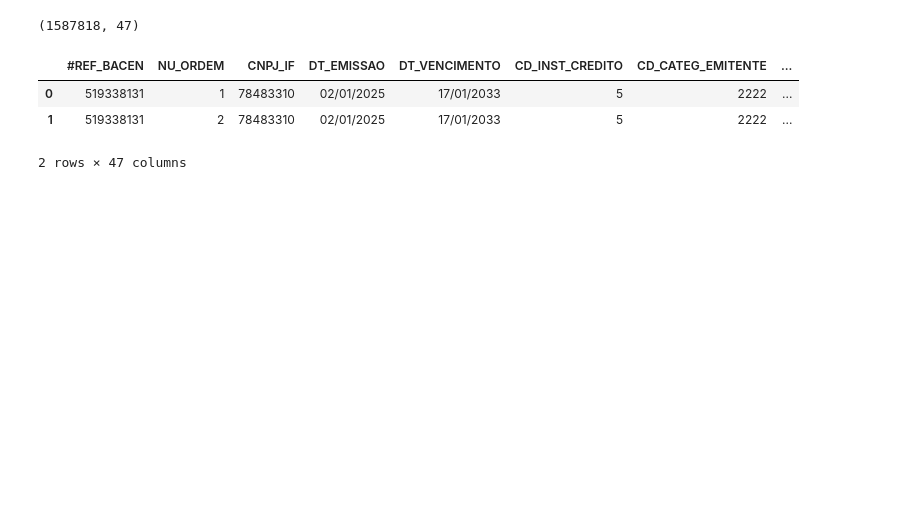
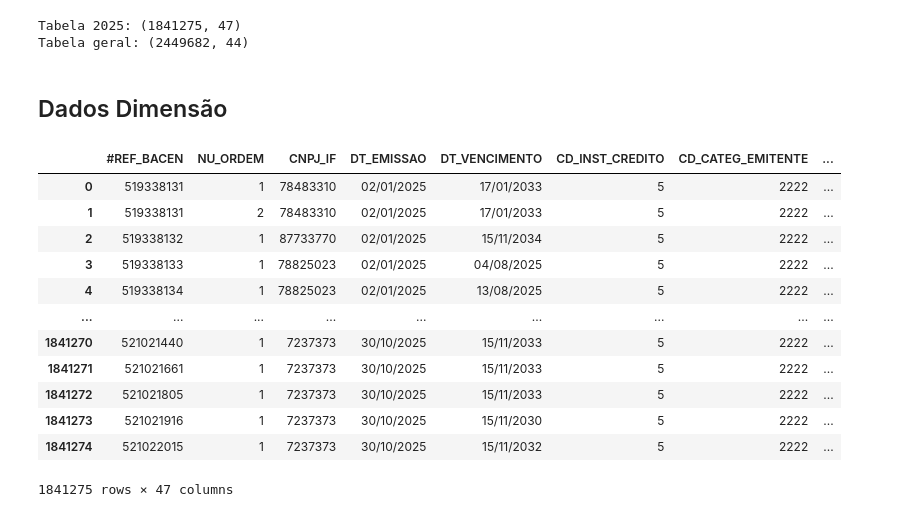
Before and after one commit to Helio-Jr/operacoes-sicor, a Jupyter notebook: testes.ipynb, the cells around one changed output. Saved outputs shown, nothing was run; the diff lists cells and outputs as text; code cells hidden in the pictures; blank space fills up the shorter version.

```diff
--- a/testes.ipynb
+++ b/testes.ipynb
@@ -22,14 +10,12 @@ df
 # %%
-df = pd.read_csv("https://www.bcb.gov.br/htms/sicor/DadosBrutos/SICOR_OPERACAO_BASICA_ESTADO_2025.gz", compression="gzip", delimiter=";")
+df_operacao = pd.read_csv("https://www.bcb.gov.br/htms/sicor/DadosBrutos/SICOR_OPERACAO_BASICA_ESTADO_2025.gz", compression="gzip", delimiter=";")
+df_operacao_geral = pd.read_csv("https://www.bcb.gov.br/htms/sicor/DadosBrutos/SICOR_OPERACAO_BASICA_CONTRAT.gz", compression="gzip", delimiter=";")
-# %%
-df.shape
-# %% [output]
-(1587818, 47)
-# %%
-df[df["#REF_BACEN"] == 519338131]
-# %% [output]
-|  | #REF_BACEN | NU_ORDEM | CNPJ_IF | DT_EMISSAO | DT_VENCIMENTO | CD_INST_CREDITO | CD_CATEG_EMITENTE | ... |
-| 0 | 519338131 | 1 | 78483310 | 02/01/2025 | 17/01/2033 | 5 | 2222 | ... |
-| 1 | 519338131 | 2 | 78483310 | 02/01/2025 | 17/01/2033 | 5 | 2222 | ... |
-2 rows × 47 columns
+# %%
+print("Tabela 2025:", df_operacao.shape)
+print("Tabela geral:", df_operacao_geral.shape)
+# %% [output]
+Tabela 2025: (1841275, 47)
+Tabela geral: (2449682, 44)
+# %% [markdown]
+## Dados Dimensão
 # %%
@@ -38,0 +25,16 @@ df3 = pd.read_csv("https://www.bcb.gov.br/htms/sicor/MunicipiosSicor.csv", delim
+# %%
+df_operacao
+# %% [output]
+|  | #REF_BACEN | NU_ORDEM | CNPJ_IF | DT_EMISSAO | DT_VENCIMENTO | CD_INST_CREDITO | CD_CATEG_EMITENTE | ... |
+| 0 | 519338131 | 1 | 78483310 | 02/01/2025 | 17/01/2033 | 5 | 2222 | ... |
+| 1 | 519338131 | 2 | 78483310 | 02/01/2025 | 17/01/2033 | 5 | 2222 | ... |
+| 2 | 519338132 | 1 | 87733770 | 02/01/2025 | 15/11/2034 | 5 | 2222 | ... |
+| 3 | 519338133 | 1 | 78825023 | 02/01/2025 | 04/08/2025 | 5 | 2222 | ... |
+| 4 | 519338134 | 1 | 78825023 | 02/01/2025 | 13/08/2025 | 5 | 2222 | ... |
+| ... | ... | ... | ... | ... | ... | ... | ... | ... |
+| 1841270 | 521021440 | 1 | 7237373 | 30/10/2025 | 15/11/2033 | 5 | 2222 | ... |
+| 1841271 | 521021661 | 1 | 7237373 | 30/10/2025 | 15/11/2033 | 5 | 2222 | ... |
+| 1841272 | 521021805 | 1 | 7237373 | 30/10/2025 | 15/11/2033 | 5 | 2222 | ... |
+| 1841273 | 521021916 | 1 | 7237373 | 30/10/2025 | 15/11/2030 | 5 | 2222 | ... |
+| 1841274 | 521022015 | 1 | 7237373 | 30/10/2025 | 15/11/2032 | 5 | 2222 | ... |
+1841275 rows × 47 columns
```
Also changed, not shown: parts of 9 cells of this notebook.
